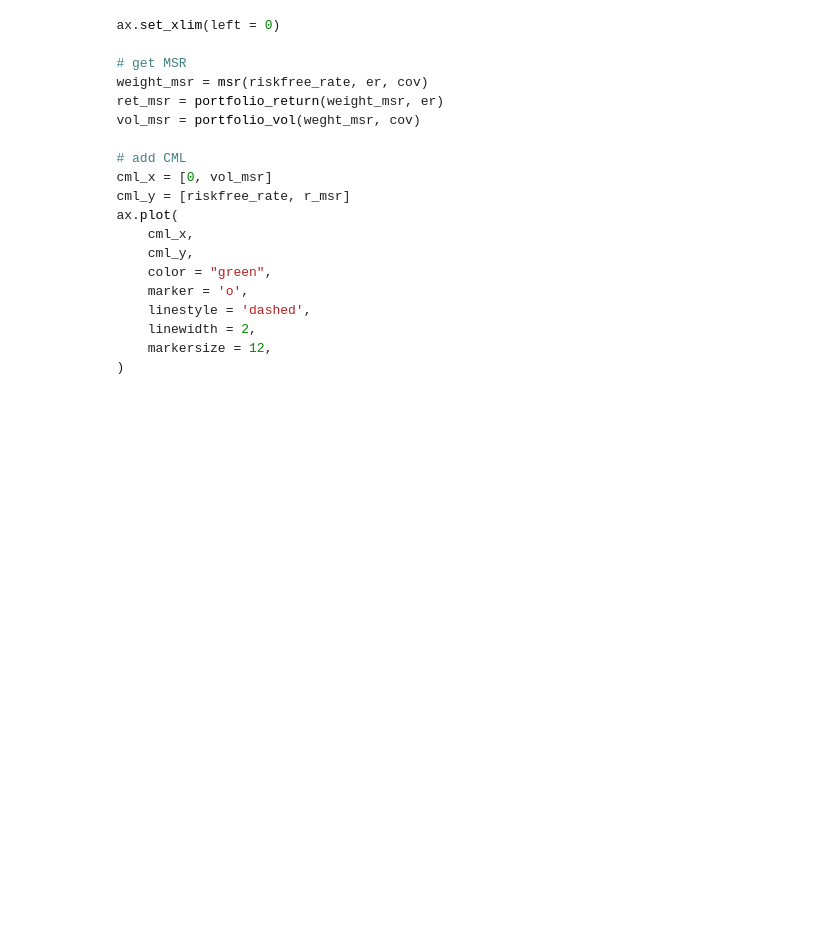
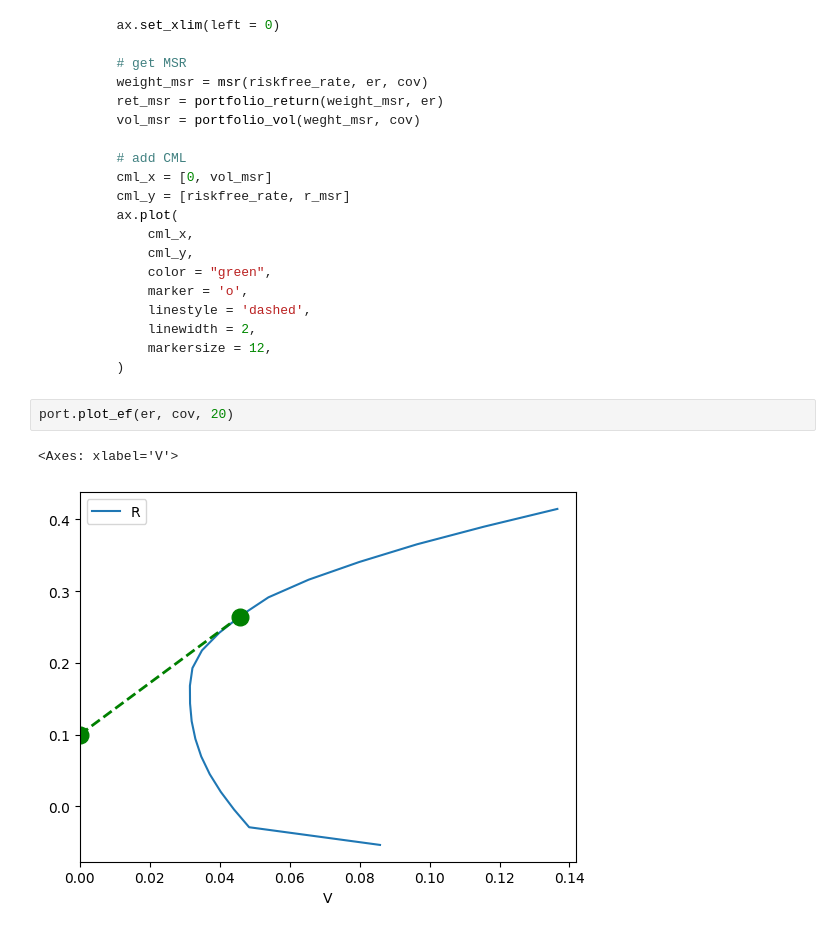
Before and after one commit to JoohanJin/portfolio_management_prac, a Jupyter notebook: lib/10_finding_MSR.ipynb, the cells around one changed output. Saved outputs shown, nothing was run; the diff lists cells and outputs as text; blank space fills up the shorter version.

````diff
--- a/lib/10_finding_MSR.ipynb
+++ b/lib/10_finding_MSR.ipynb
@@ -115,3 +132,8 @@ Add the following code:
             markersize = 12,
         )
 ```
+# %%
+port.plot_ef(er, cov, 20)
+# %% [output]
+<Axes: xlabel='V'>
+[figure, added]
````
Also changed, not shown: parts of 1 cell of this notebook, 2 other files.
